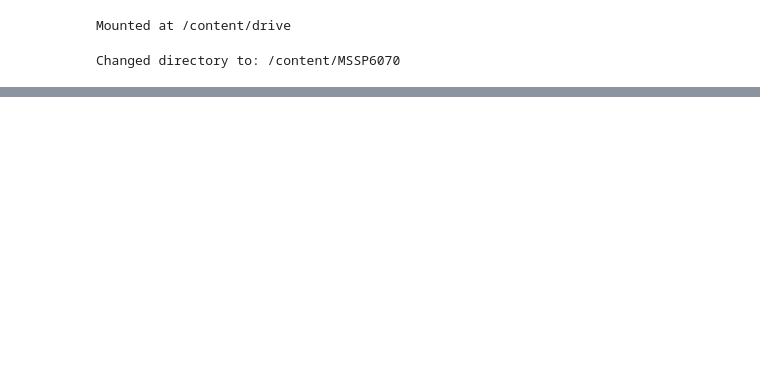
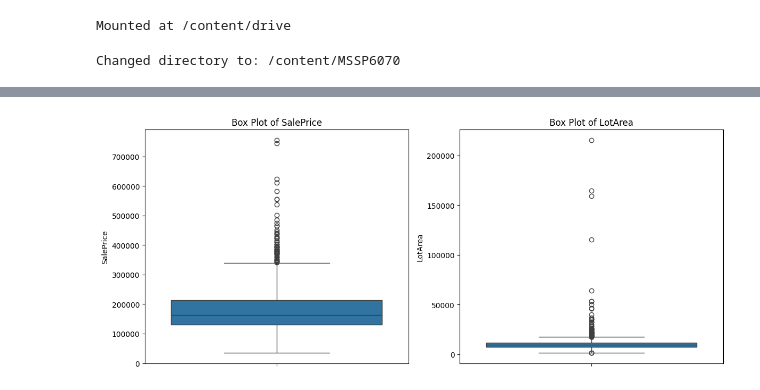
Before and after one commit to Yiiize/MSSP6070, a Jupyter notebook: Assignments/Case_Study_Report_Assignment_4.ipynb, the cells around one changed output, grey strips where cells are left out. Cells and saved outputs as stored; diff of their text form; code cells hidden in the pictures; blank space fills up the shorter version.

```diff
--- a/Assignments/Case_Study_Report_Assignment_4.ipynb
+++ b/Assignments/Case_Study_Report_Assignment_4.ipynb
@@ -26,0 +121,22 @@ Changed directory to: /content/MSSP6070
+# %%
+import matplotlib.pyplot as plt
+import seaborn as sns
+
+plt.figure(figsize=(12, 5))
+
+# Box plot for SalePrice
+plt.subplot(1, 2, 1)
+sns.boxplot(y=df['SalePrice'])
+plt.title('Box Plot of SalePrice')
+plt.ylabel('SalePrice')
+
+# Box plot for LotArea
+plt.subplot(1, 2, 2)
+sns.boxplot(y=df['LotArea'].dropna())
+plt.title('Box Plot of LotArea')
+plt.ylabel('LotArea')
+
+plt.tight_layout()
+plt.show()
+# %% [output]
+[figure, added]
```
Also changed, not shown: parts of 5 cells of this notebook.
